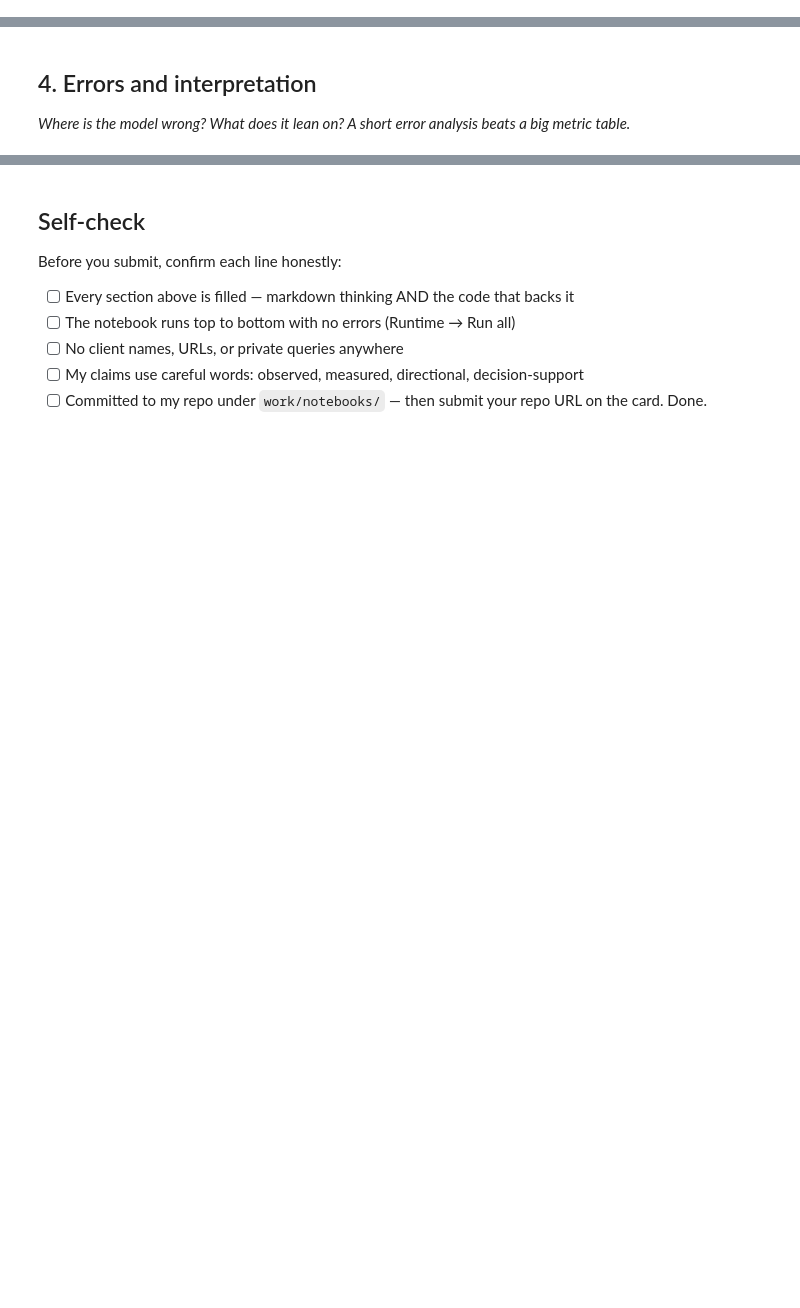
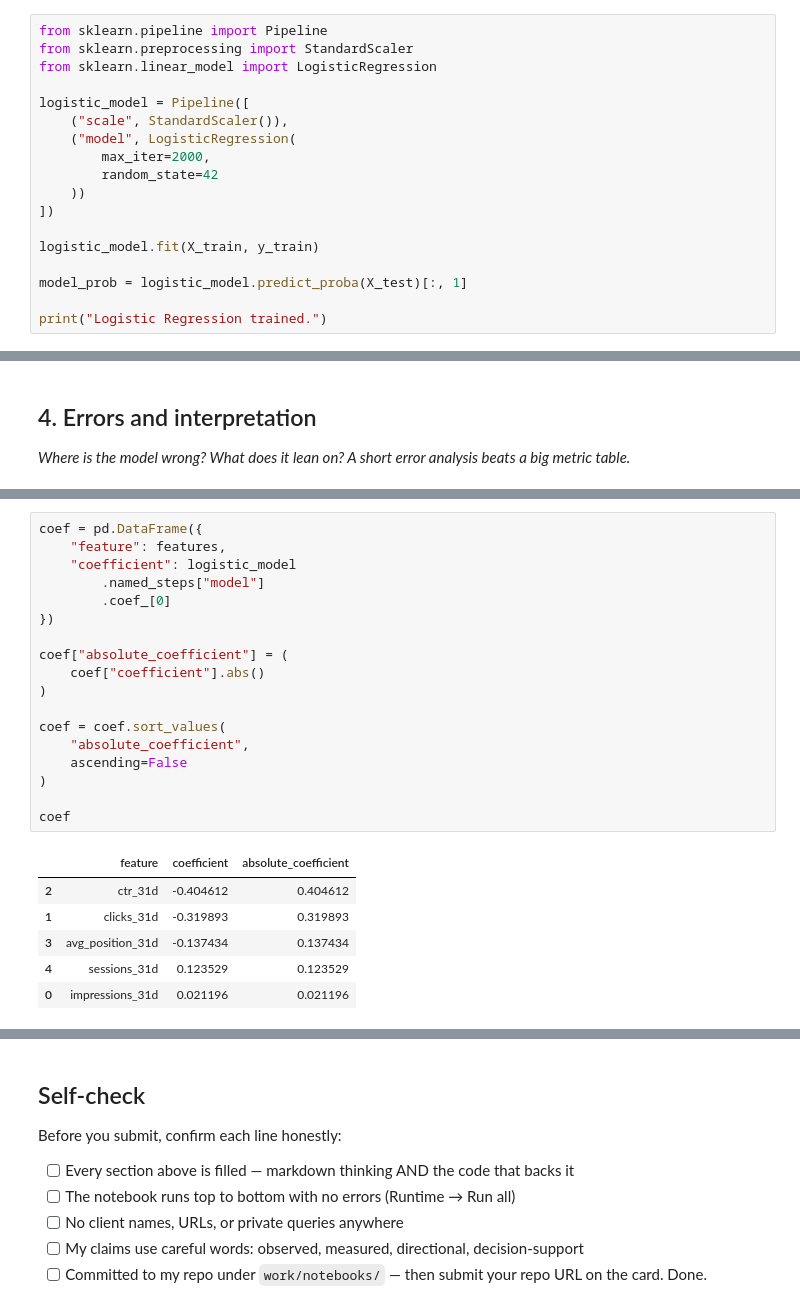
Before and after one commit to Malang43/flyrank-ml-internship-Malang43, a Jupyter notebook: work/notebooks/w05_model.ipynb, the cells around one changed output, grey strips where cells are left out. Drawn from its saved outputs; the diff is of its cells as text; blank space fills up the shorter version.

```diff
--- a/work/notebooks/w05_model.ipynb
+++ b/work/notebooks/w05_model.ipynb
@@ -29,0 +202,18 @@ This skeleton is yours to fill. Work the sections **in order** — each one has
+# %%
+from sklearn.pipeline import Pipeline
+from sklearn.preprocessing import StandardScaler
+from sklearn.linear_model import LogisticRegression
+
+logistic_model = Pipeline([
+    ("scale", StandardScaler()),
+    ("model", LogisticRegression(
+        max_iter=2000,
+        random_state=42
+    ))
+])
+
+logistic_model.fit(X_train, y_train)
+
+model_prob = logistic_model.predict_proba(X_test)[:, 1]
+
+print("Logistic Regression trained.")
@@ -36,0 +564,25 @@ This skeleton is yours to fill. Work the sections **in order** — each one has
+# %%
+coef = pd.DataFrame({
+    "feature": features,
+    "coefficient": logistic_model
+        .named_steps["model"]
+        .coef_[0]
+})
+
+coef["absolute_coefficient"] = (
+    coef["coefficient"].abs()
+)
+
+coef = coef.sort_values(
+    "absolute_coefficient",
+    ascending=False
+)
+
+coef
+# %% [output]
+|  | feature | coefficient | absolute_coefficient |
+| 2 | ctr_31d | -0.404612 | 0.404612 |
+| 1 | clicks_31d | -0.319893 | 0.319893 |
+| 3 | avg_position_31d | -0.137434 | 0.137434 |
+| 4 | sessions_31d | 0.123529 | 0.123529 |
+| 0 | impressions_31d | 0.021196 | 0.021196 |
```
Also changed, not shown: parts of 29 cells of this notebook.
